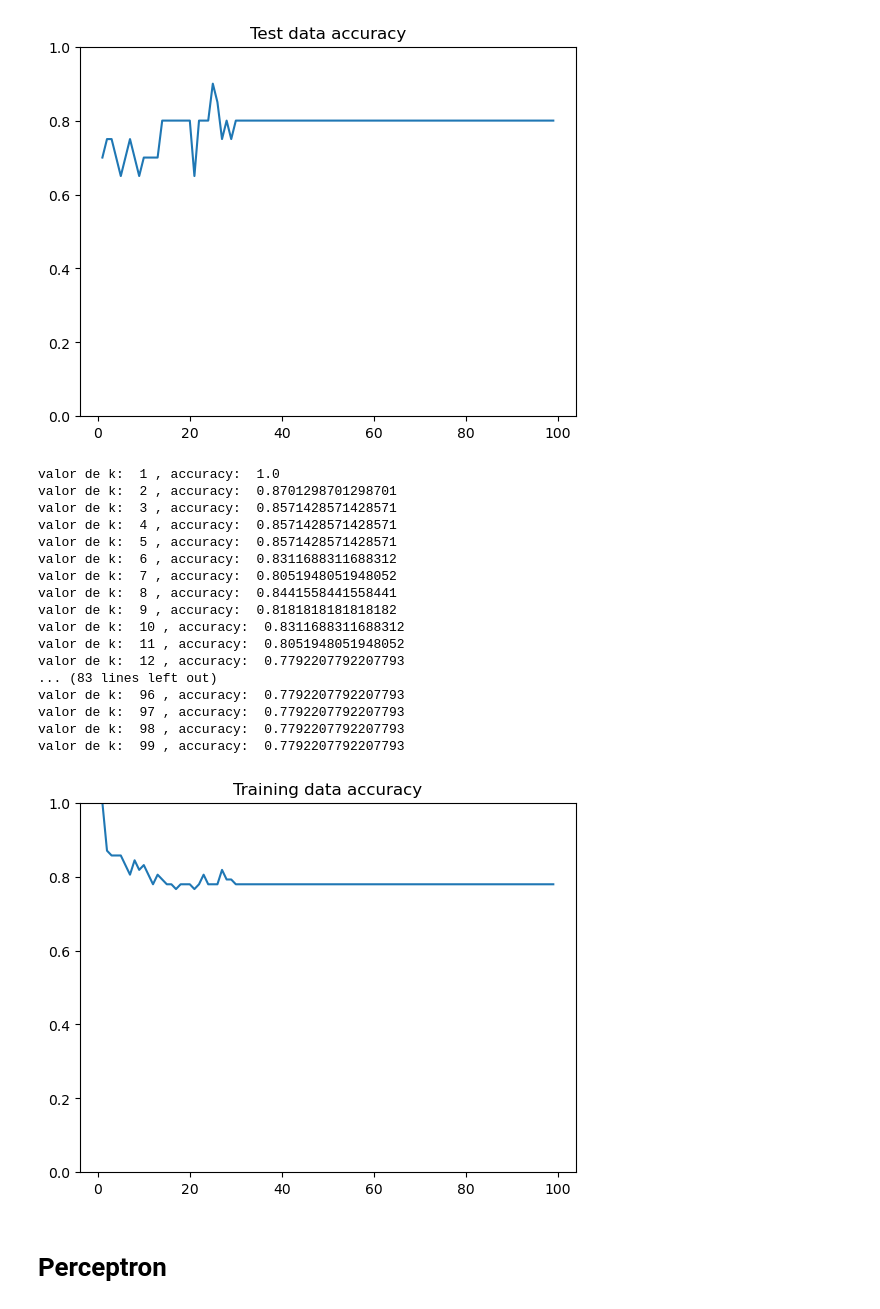
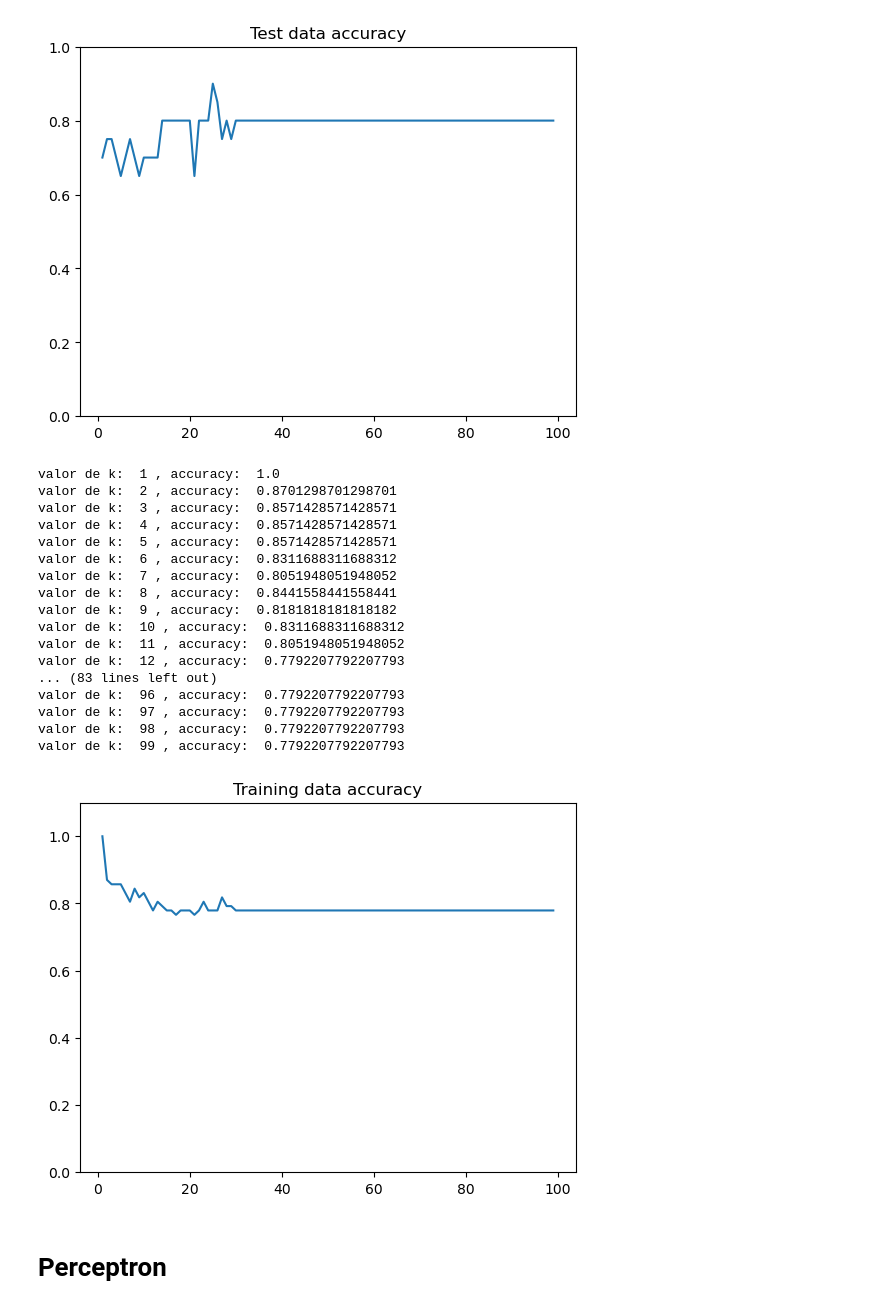
Before and after one commit to afrincon2/Data_Scientist, a Jupyter notebook: KNN/KNNandPerceptronEx.ipynb, the cells around one changed output. Drawn from its saved outputs; the diff is of its cells as text; code cells hidden in the pictures.

```diff
--- a/KNN/KNNandPerceptronEx.ipynb
+++ b/KNN/KNNandPerceptronEx.ipynb
@@ -314,30 +314,30 @@ for k in valor_k:
 # %%
 
 for i in range(len(valor_k)):
     print("valor de k: ", valor_k[i], ", accuracy: ", yaccuracy_k[i])
 plt.plot(valor_k,yaccuracy_k)
 plt.title("Training data accuracy")
-plt.ylim(0,1)
+plt.ylim(0,1.1)
 plt.show()
 # %% [output]
 valor de k:  1 , accuracy:  1.0
 valor de k:  2 , accuracy:  0.8701298701298701
 valor de k:  3 , accuracy:  0.8571428571428571
 valor de k:  4 , accuracy:  0.8571428571428571
 valor de k:  5 , accuracy:  0.8571428571428571
 valor de k:  6 , accuracy:  0.8311688311688312
 valor de k:  7 , accuracy:  0.8051948051948052
 valor de k:  8 , accuracy:  0.8441558441558441
 valor de k:  9 , accuracy:  0.8181818181818182
 valor de k:  10 , accuracy:  0.8311688311688312
 valor de k:  11 , accuracy:  0.8051948051948052
 valor de k:  12 , accuracy:  0.7792207792207793
 ... (83 lines left out)
 valor de k:  96 , accuracy:  0.7792207792207793
 valor de k:  97 , accuracy:  0.7792207792207793
 valor de k:  98 , accuracy:  0.7792207792207793
 valor de k:  99 , accuracy:  0.7792207792207793
-[figure, old version]
+[figure, new version]
 # %% [markdown]
 # Perceptron
 # %%
```
Also changed, not shown: parts of 1 cell of this notebook.
